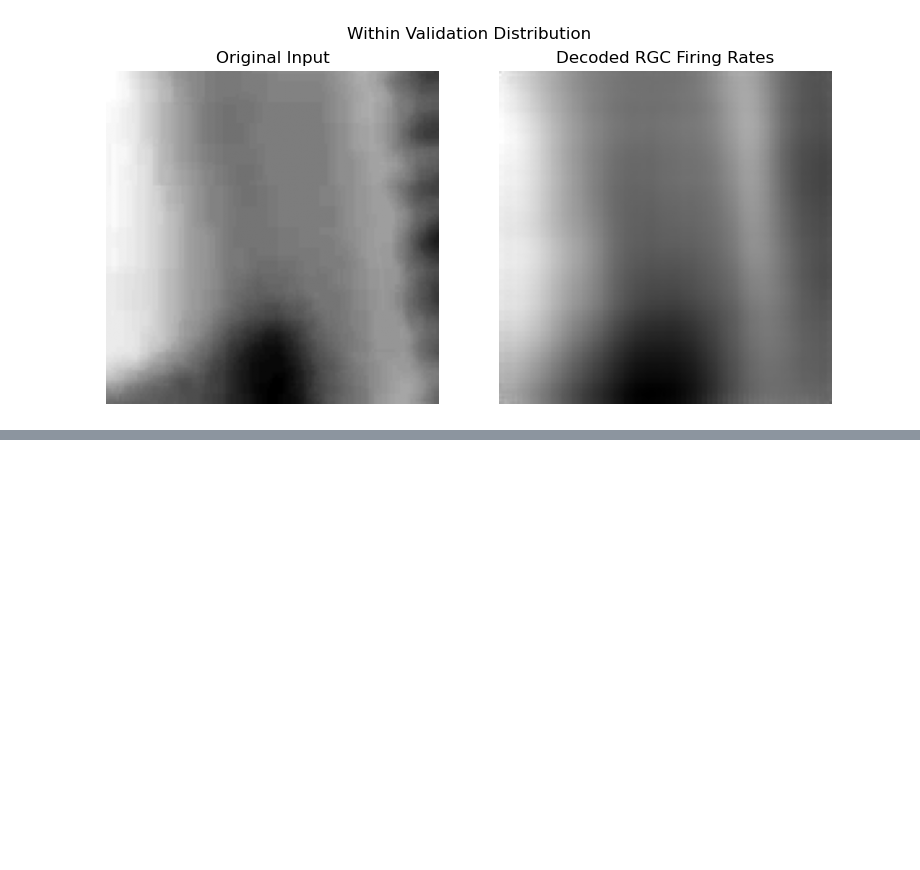
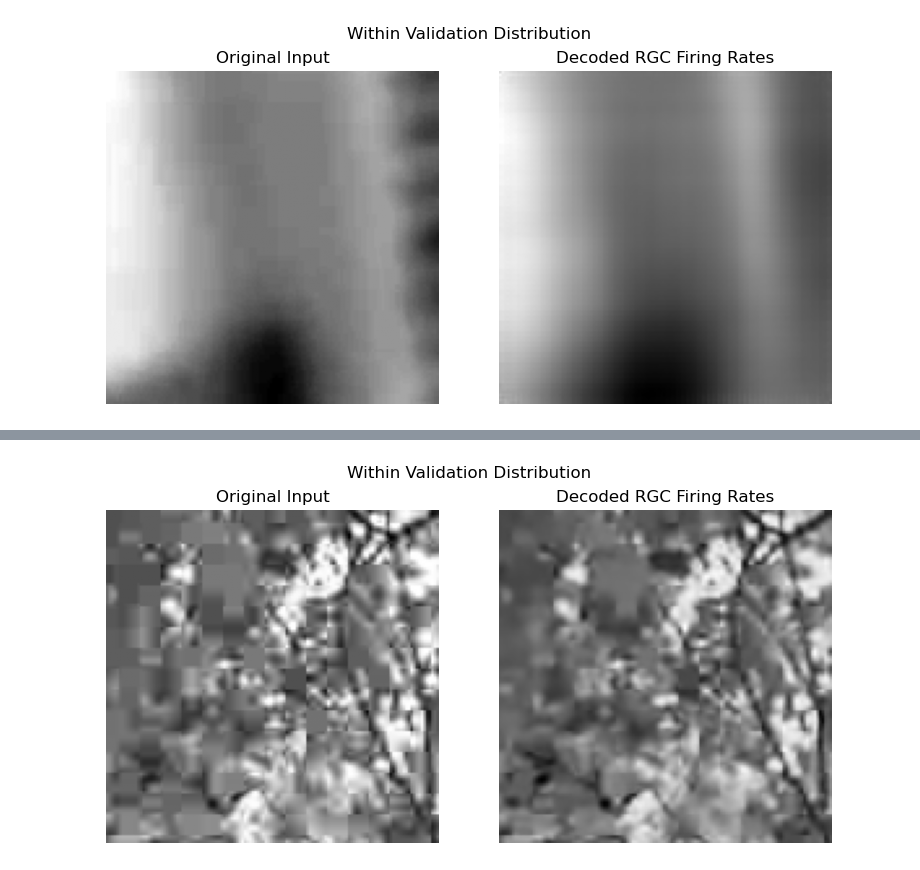
Before and after one commit to jzlab/LNP_LN_LN_Models, a Jupyter notebook: sk_analysis.ipynb, the cells around one changed output, grey strips where cells are left out. Saved outputs shown, nothing was run; the diff lists cells and outputs as text; code cells hidden in the pictures; blank space fills up the shorter version.

```diff
--- a/sk_analysis.ipynb
+++ b/sk_analysis.ipynb
@@ -151,0 +265,26 @@ plt.show()
+# %%
+# what about something from the validation set?
+for x_val,y_val in val_loader:
+    break
+x_val.shape, y_val.shape
+
+fig, ax = plt.subplots(1, 2, figsize=(8, 4))
+ex = 39
+
+ax[0].imshow(y_val[ex].squeeze(0), cmap="gray")
+ax[0].set_title("Original Input")
+
+# do the forward pass
+x_val_cuda = x_val.to(device)
+Y_val_pred = model(x_val_cuda)
+ax[1].imshow(Y_val_pred.cpu().detach().numpy()[ex].squeeze(0), cmap="gray")
+ax[1].set_title("Decoded RGC Firing Rates")
+
+for a in ax:
+    a.axis("off")
+
+fig.suptitle("Within Validation Distribution")
+fig.set_tight_layout(True)
+plt.show()
+# %% [output]
+[figure, added]
```
Also changed, not shown: parts of 10 cells of this notebook, 1 other file.
